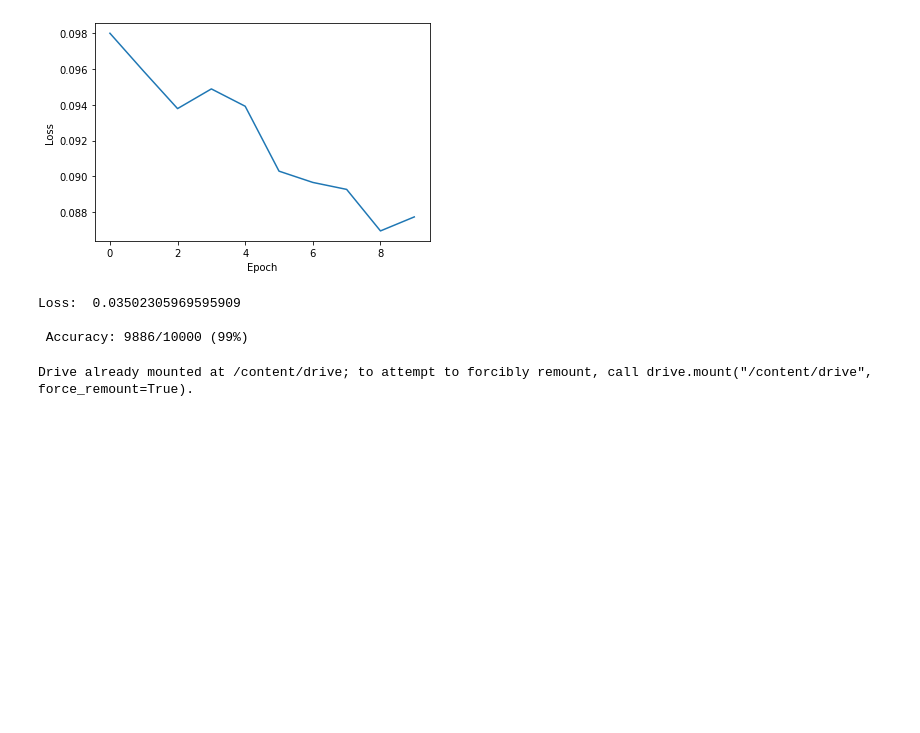
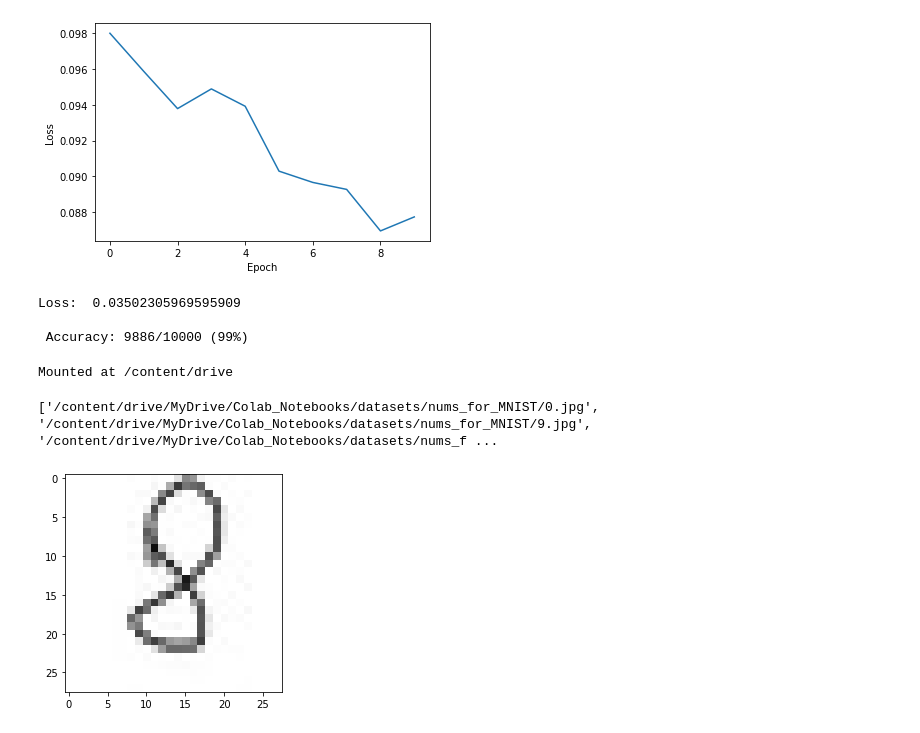
Before and after one commit to StarkitRobots/cvr_course, a Jupyter notebook: notebooks/nn_hw6.ipynb, the cells around one changed output. Saved outputs shown, nothing was run; the diff lists cells and outputs as text; code cells hidden in the pictures; blank space fills up the shorter version.

```diff
--- a/notebooks/nn_hw6.ipynb
+++ b/notebooks/nn_hw6.ipynb
@@ -547,16 +547,23 @@ Loss:  0.03502305969595909
  Accuracy: 9886/10000 (99%)
 # %%
 from google.colab import drive
-drive.mount('/content/drive')
+drive.mount('/content/drive',force_remount= True)
 # %% [output]
-Drive already mounted at /content/drive; to attempt to forcibly remount, call drive.mount("/content/drive", force_remount=True).
+Mounted at /content/drive
 # %%
 import cv2
 import matplotlib.pyplot as plt
 import glob
 
 path = '/content/drive/MyDrive/Colab_Notebooks/datasets/nums_for_MNIST'
 image_names = glob.glob(path+'/*.jpg')
+
+for image_name in image_names:
+    image = cv2.imread(image_name)
+    plt.imshow(image)
+# %% [output]
+['/content/drive/MyDrive/Colab_Notebooks/datasets/nums_for_MNIST/0.jpg', '/content/drive/MyDrive/Colab_Notebooks/datasets/nums_for_MNIST/9.jpg', '/content/drive/MyDrive/Colab_Notebooks/datasets/nums_f ...
+[figure, added]
 # %%
 class ImgDataset(torch.utils.data.Dataset):
     def __init__(self, path = path, transform = None):
```
Also changed, not shown: parts of 4 cells of this notebook.
